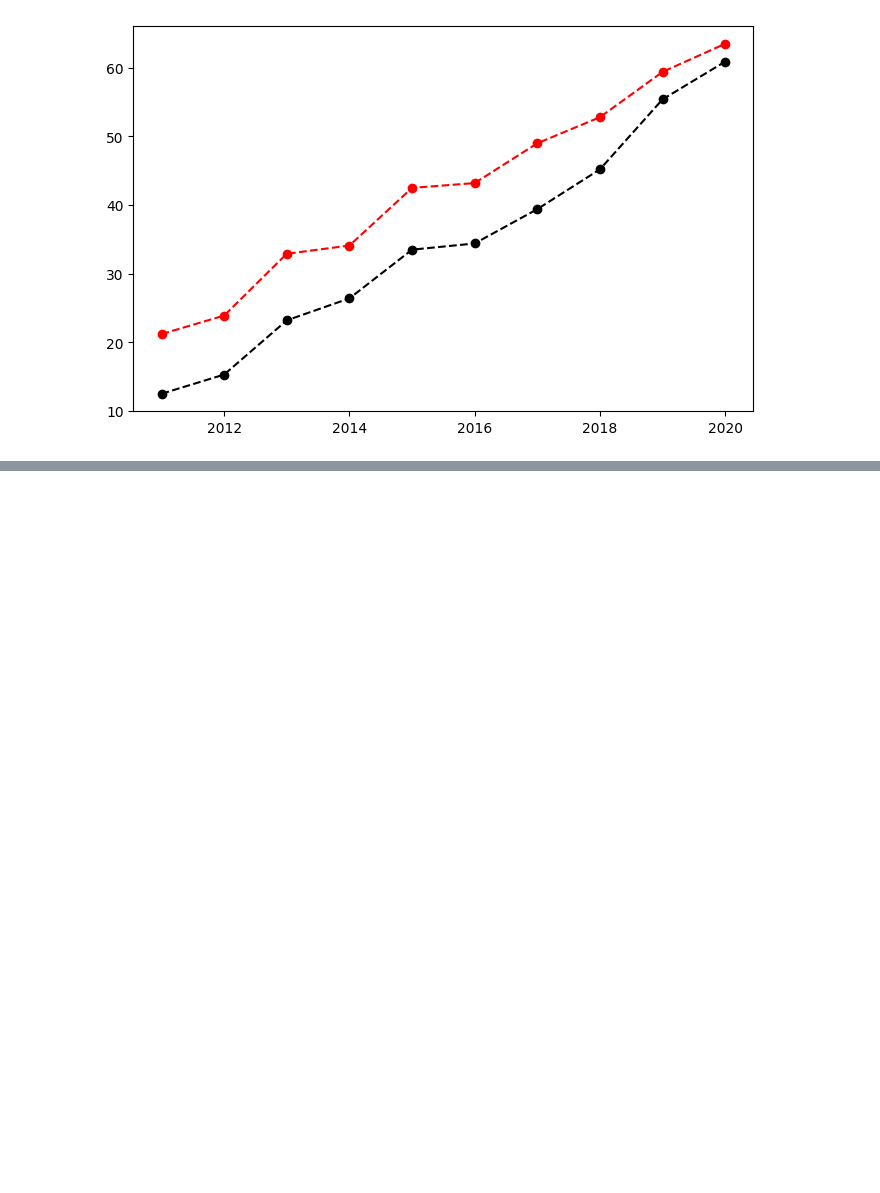
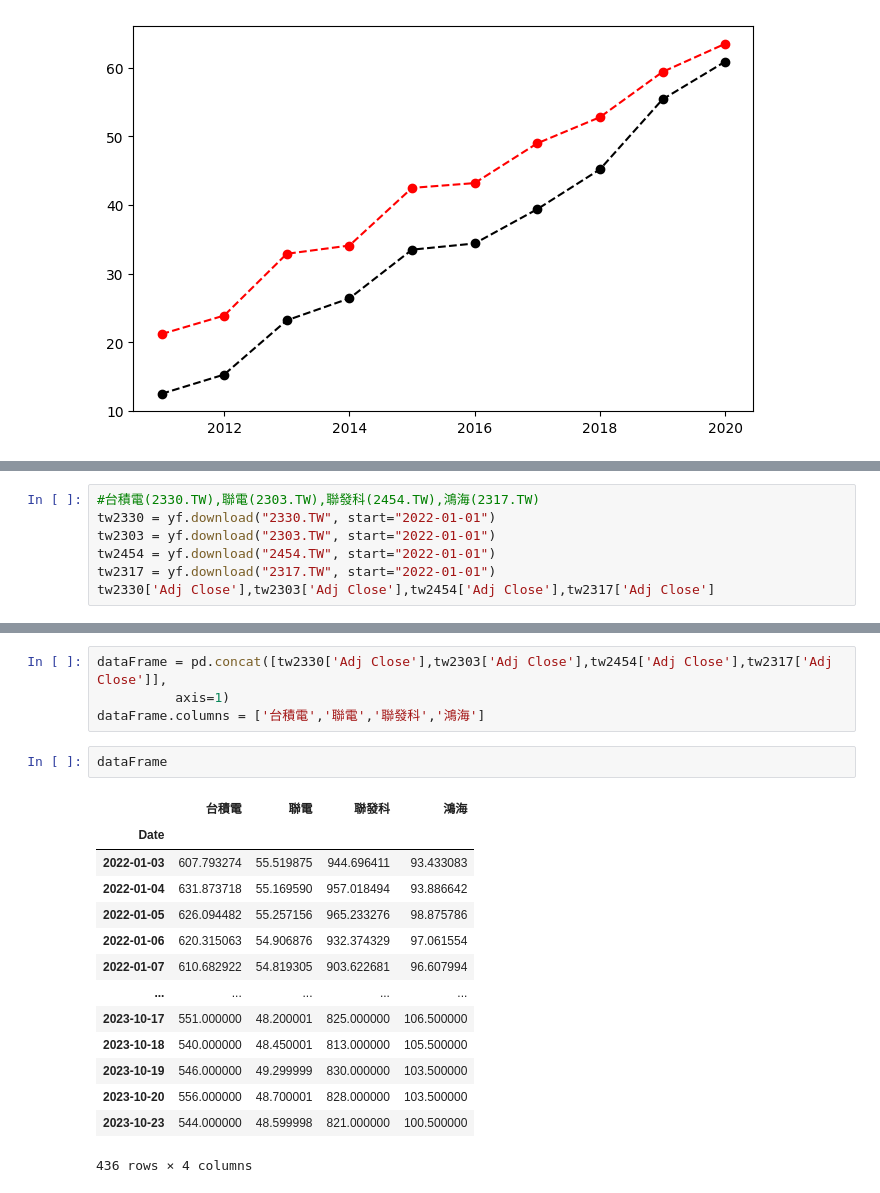
Before and after one commit to Keng9487/python1, a Jupyter notebook: 上課用目錄/lesson18_2.ipynb, the cells around one changed output, grey strips where cells are left out. Drawn from its saved outputs; the diff is of its cells as text; blank space fills up the shorter version.

```diff
--- a/上課用目錄/lesson18_2.ipynb
+++ b/上課用目錄/lesson18_2.ipynb
@@ -35,0 +56,7 @@ plt.show()
+# %%
+#台積電(2330.TW),聯電(2303.TW),聯發科(2454.TW),鴻海(2317.TW)
+tw2330 = yf.download("2330.TW", start="2022-01-01")
+tw2303 = yf.download("2303.TW", start="2022-01-01")
+tw2454 = yf.download("2454.TW", start="2022-01-01")
+tw2317 = yf.download("2317.TW", start="2022-01-01")
+tw2330['Adj Close'],tw2303['Adj Close'],tw2454['Adj Close'],tw2317['Adj Close']
@@ -35,0 +85,21 @@ plt.show()
+# %%
+dataFrame = pd.concat([tw2330['Adj Close'],tw2303['Adj Close'],tw2454['Adj Close'],tw2317['Adj Close']],
+          axis=1)
+dataFrame.columns = ['台積電','聯電','聯發科','鴻海']
+# %%
+dataFrame
+# %% [output]
+|  | 台積電 | 聯電 | 聯發科 | 鴻海 |
+| Date |  |  |  |  |
+| 2022-01-03 | 607.793274 | 55.519875 | 944.696411 | 93.433083 |
+| 2022-01-04 | 631.873718 | 55.169590 | 957.018494 | 93.886642 |
+| 2022-01-05 | 626.094482 | 55.257156 | 965.233276 | 98.875786 |
+| 2022-01-06 | 620.315063 | 54.906876 | 932.374329 | 97.061554 |
+| 2022-01-07 | 610.682922 | 54.819305 | 903.622681 | 96.607994 |
+| ... | ... | ... | ... | ... |
+| 2023-10-17 | 551.000000 | 48.200001 | 825.000000 | 106.500000 |
+| 2023-10-18 | 540.000000 | 48.450001 | 813.000000 | 105.500000 |
+| 2023-10-19 | 546.000000 | 49.299999 | 830.000000 | 103.500000 |
+| 2023-10-20 | 556.000000 | 48.700001 | 828.000000 | 103.500000 |
+| 2023-10-23 | 544.000000 | 48.599998 | 821.000000 | 100.500000 |
+436 rows × 4 columns
```
Also changed, not shown: parts of 5 cells of this notebook.
